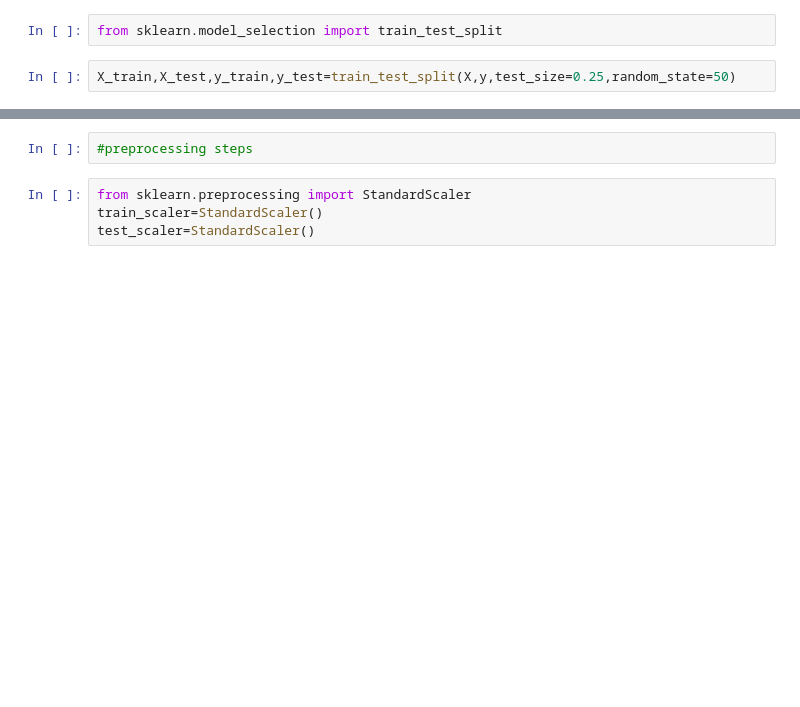
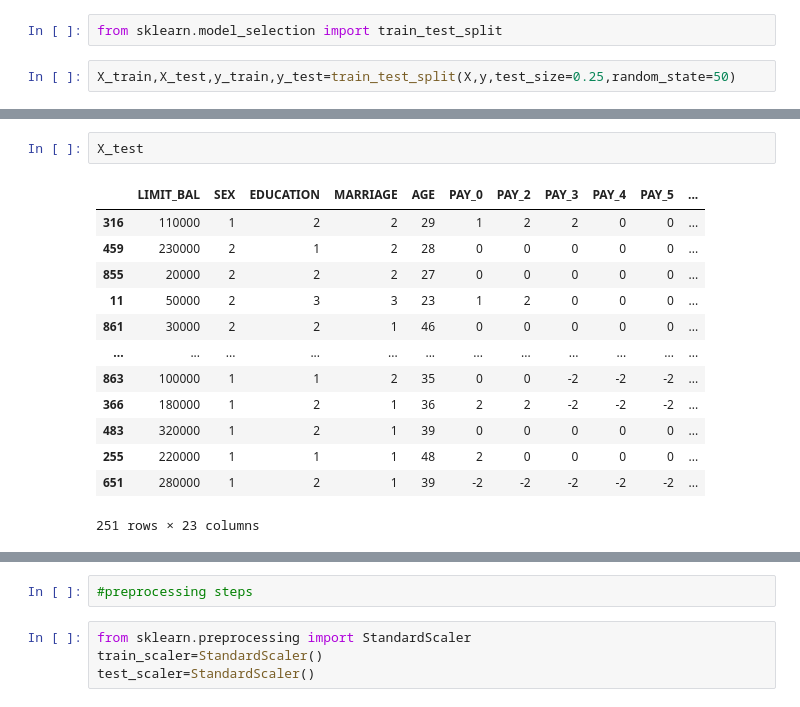
Before and after one commit to omkarsinghchauhan-08/credit_card_fault, a Jupyter notebook: notebooks/data/EDA.ipynb, the cells around one changed output, grey strips where cells are left out. Cells and saved outputs as stored; diff of their text form; blank space fills up the shorter version.

```diff
--- a/notebooks/data/EDA.ipynb
+++ b/notebooks/data/EDA.ipynb
@@ -148,0 +163,16 @@ X_train,X_test,y_train,y_test=train_test_split(X,y,test_size=0.25,random_state=5
+# %%
+X_test
+# %% [output]
+|  | LIMIT_BAL | SEX | EDUCATION | MARRIAGE | AGE | PAY_0 | PAY_2 | PAY_3 | PAY_4 | PAY_5 | ... |
+| 316 | 110000 | 1 | 2 | 2 | 29 | 1 | 2 | 2 | 0 | 0 | ... |
+| 459 | 230000 | 2 | 1 | 2 | 28 | 0 | 0 | 0 | 0 | 0 | ... |
+| 855 | 20000 | 2 | 2 | 2 | 27 | 0 | 0 | 0 | 0 | 0 | ... |
+| 11 | 50000 | 2 | 3 | 3 | 23 | 1 | 2 | 0 | 0 | 0 | ... |
+| 861 | 30000 | 2 | 2 | 1 | 46 | 0 | 0 | 0 | 0 | 0 | ... |
+| ... | ... | ... | ... | ... | ... | ... | ... | ... | ... | ... | ... |
+| 863 | 100000 | 1 | 1 | 2 | 35 | 0 | 0 | -2 | -2 | -2 | ... |
+| 366 | 180000 | 1 | 2 | 1 | 36 | 2 | 2 | -2 | -2 | -2 | ... |
+| 483 | 320000 | 1 | 2 | 1 | 39 | 0 | 0 | 0 | 0 | 0 | ... |
+| 255 | 220000 | 1 | 1 | 1 | 48 | 2 | 0 | 0 | 0 | 0 | ... |
+| 651 | 280000 | 1 | 2 | 1 | 39 | -2 | -2 | -2 | -2 | -2 | ... |
+251 rows × 23 columns
```
Also changed, not shown: parts of 5 cells of this notebook, 20 other files.
